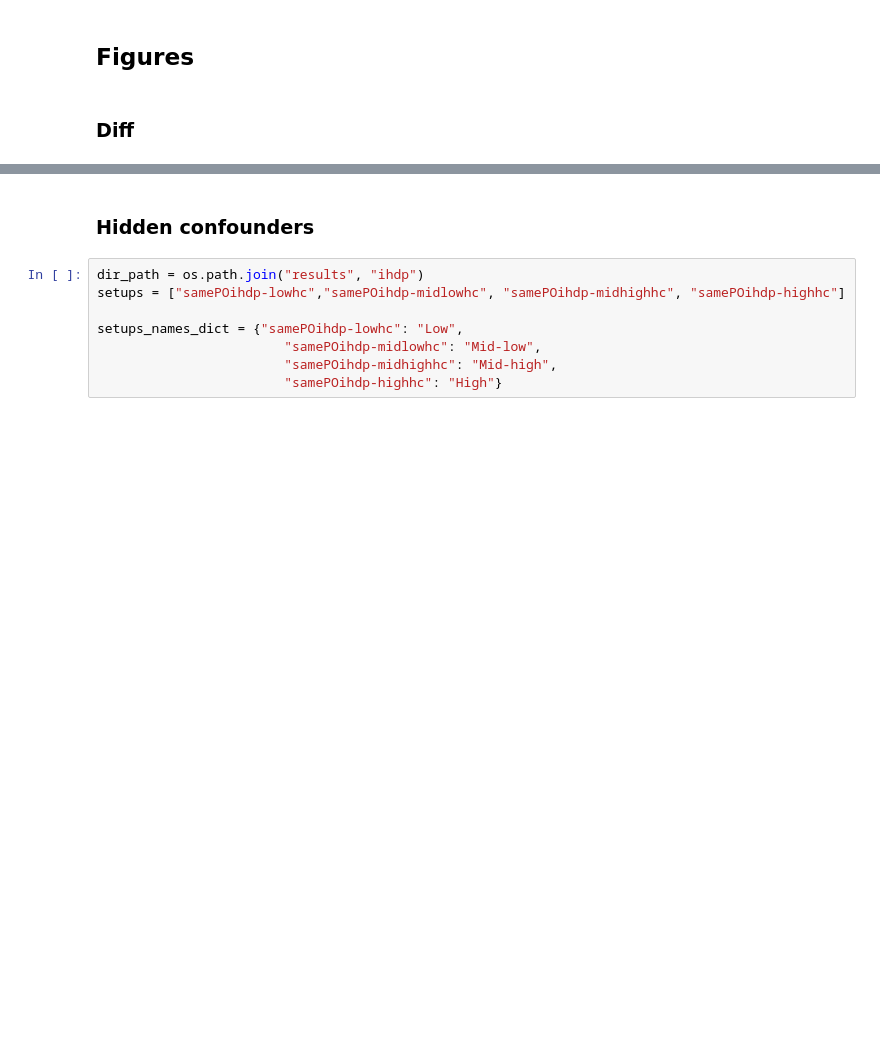
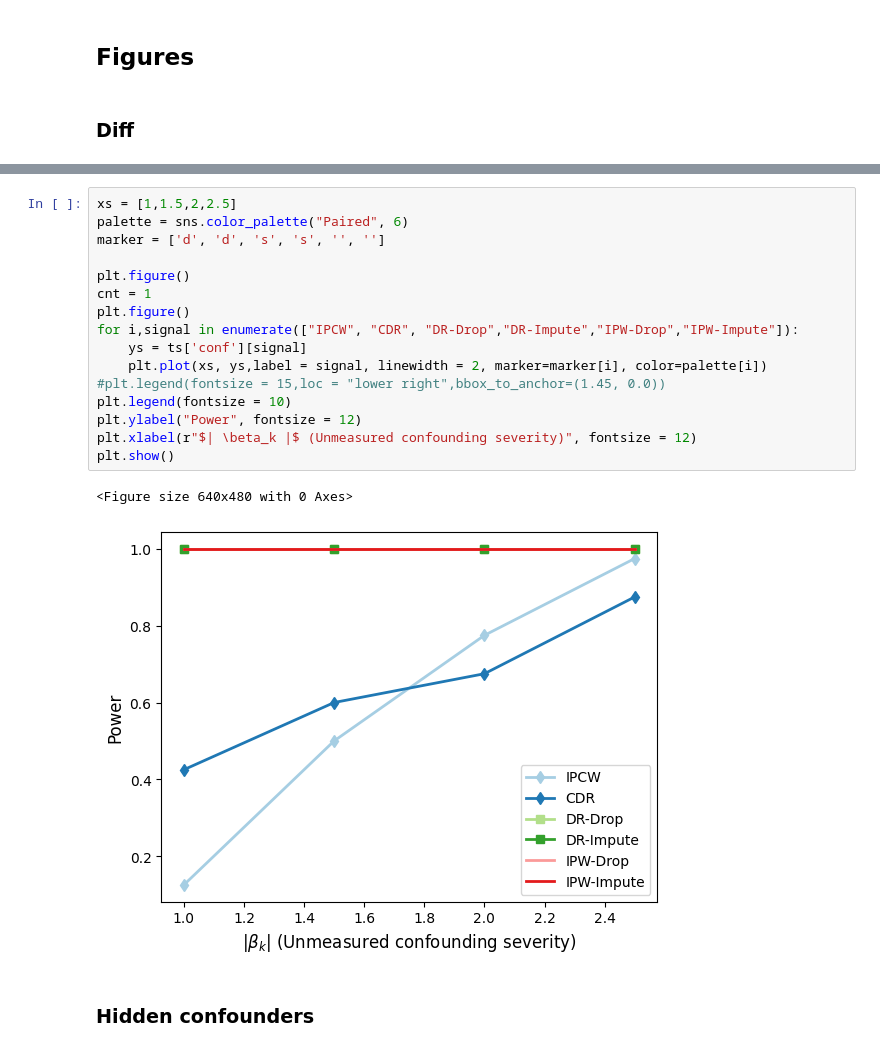
Before and after one commit to demireal/censored-mmr, a Jupyter notebook: results.ipynb, the cells around one changed output, grey strips where cells are left out. Drawn from its saved outputs; the diff is of its cells as text; blank space fills up the shorter version.

```diff
--- a/results.ipynb
+++ b/results.ipynb
@@ -137,11 +241,22 @@ plt.show()
+# %%
+xs = [1,1.5,2,2.5]
+palette = sns.color_palette("Paired", 6)
+marker = ['d', 'd', 's', 's', '', '']
+
+plt.figure()
+cnt = 1
+plt.figure()
+for i,signal in enumerate(["IPCW", "CDR", "DR-Drop","DR-Impute","IPW-Drop","IPW-Impute"]):
+    ys = ts['conf'][signal]
+    plt.plot(xs, ys,label = signal, linewidth = 2, marker=marker[i], color=palette[i])
+#plt.legend(fontsize = 15,loc = "lower right",bbox_to_anchor=(1.45, 0.0))
+plt.legend(fontsize = 10)
+plt.ylabel("Power", fontsize = 12)
+plt.xlabel(r"$| \beta_k |$ (Unmeasured confounding severity)", fontsize = 12)
+plt.show()
+# %% [output]
+<Figure size 640x480 with 0 Axes>
+[figure, added]
 # %% [markdown]
 ### Hidden confounders
-# %%
-dir_path = os.path.join("results", "ihdp")
-setups = ["samePOihdp-lowhc","samePOihdp-midlowhc", "samePOihdp-midhighhc", "samePOihdp-highhc"]
-
-setups_names_dict = {"samePOihdp-lowhc": "Low",
-                        "samePOihdp-midlowhc": "Mid-low",
-                        "samePOihdp-midhighhc": "Mid-high",
-                        "samePOihdp-highhc": "High"}
 # %%
```
Also changed, not shown: parts of 9 cells of this notebook, 14 other files.
